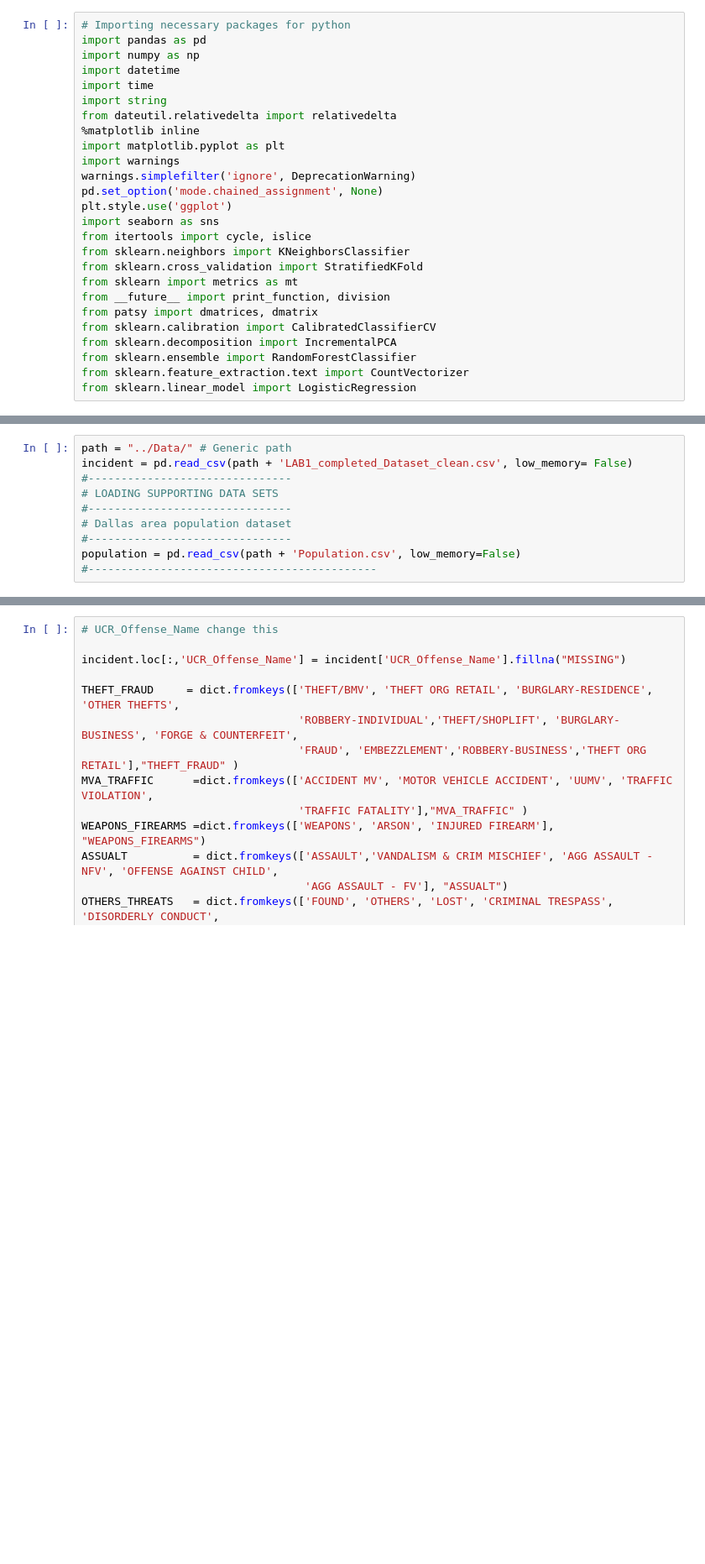
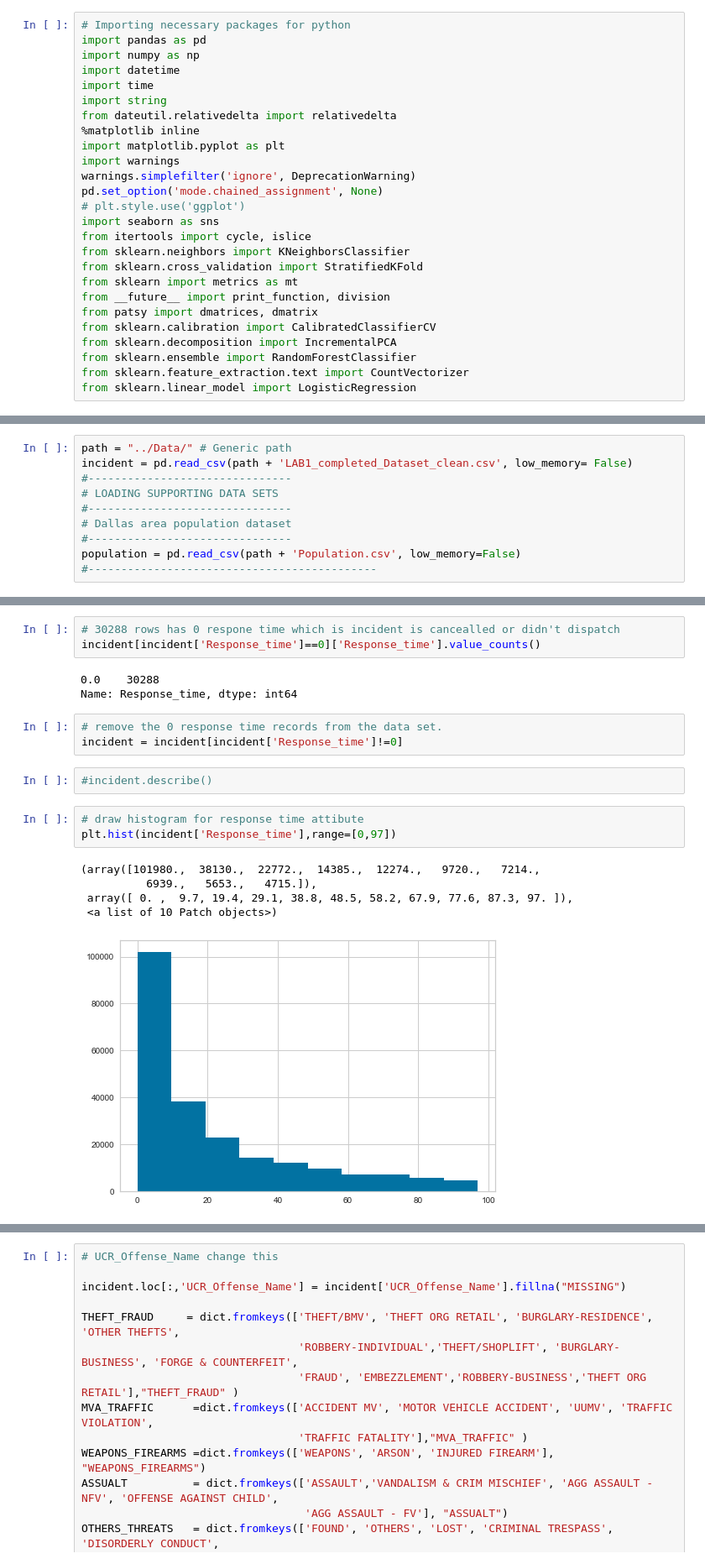
Before and after one commit to chaoshunh/MSDS7331-Data-Mining, a Jupyter notebook: MSDS_DATAMINING_MINIPROJECT_26_SEP.ipynb, the cells around one changed output, grey strips where cells are left out. Shown at 84% size. Drawn from its saved outputs; the diff is of its cells as text; blank space fills up the shorter version.

```diff
--- a/MSDS_DATAMINING_MINIPROJECT_26_SEP.ipynb
+++ b/MSDS_DATAMINING_MINIPROJECT_26_SEP.ipynb
@@ -37,7 +37,7 @@ import matplotlib.pyplot as plt
 import warnings
 warnings.simplefilter('ignore', DeprecationWarning)
 pd.set_option('mode.chained_assignment', None)
-plt.style.use('ggplot')
+# plt.style.use('ggplot')
 import seaborn as sns
 from itertools import cycle, islice
 from sklearn.neighbors import KNeighborsClassifier
@@ -64,0 +67,20 @@ population = pd.read_csv(path + 'Population.csv', low_memory=False)
+# %%
+# 30288 rows has 0 respone time which is incident is cancealled or didn't dispatch
+incident[incident['Response_time']==0]['Response_time'].value_counts()
+# %% [output]
+0.0    30288
+Name: Response_time, dtype: int64
+# %%
+# remove the 0 response time records from the data set.
+incident = incident[incident['Response_time']!=0]
+# %%
+#incident.describe()
+# %%
+# draw histogram for response time attibute
+plt.hist(incident['Response_time'],range=[0,97])
+# %% [output]
+(array([101980.,  38130.,  22772.,  14385.,  12274.,   9720.,   7214.,
+          6939.,   5653.,   4715.]),
+ array([ 0. ,  9.7, 19.4, 29.1, 38.8, 48.5, 58.2, 67.9, 77.6, 87.3, 97. ]),
+ <a list of 10 Patch objects>)
+[figure, added]
```
Also changed, not shown: parts of 20 cells of this notebook.
